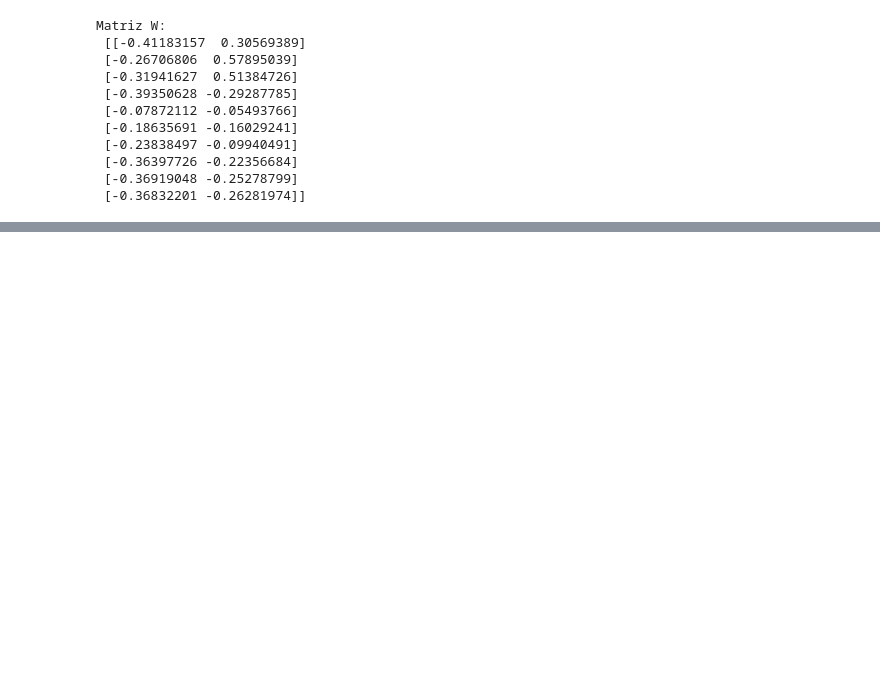
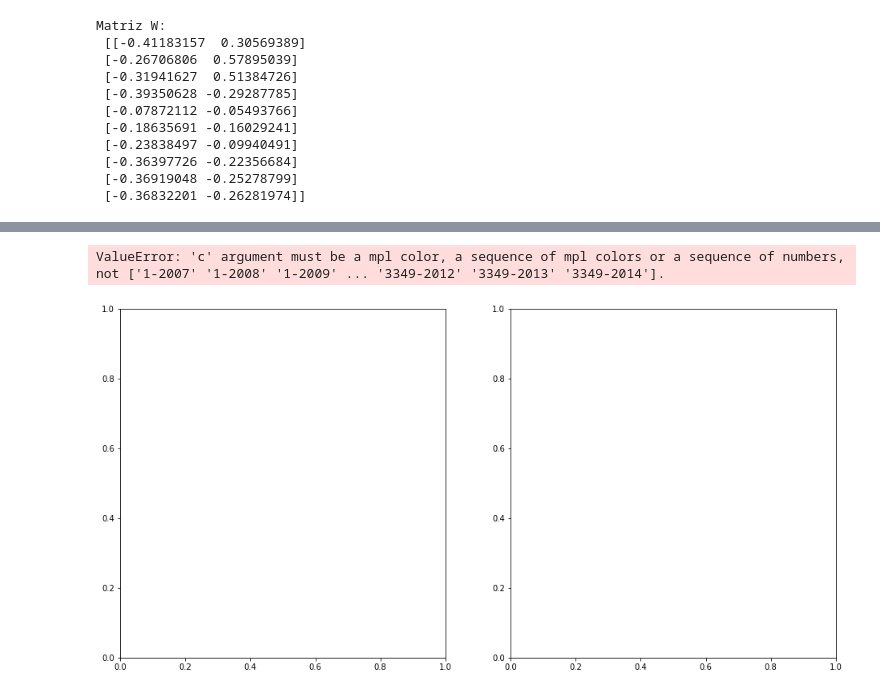
Before and after one commit to sharifnasser/ML-second-midterm, a Jupyter notebook: mid_term.ipynb, the cells around one changed output, grey strips where cells are left out. Cells and saved outputs as stored; diff of their text form; code cells hidden in the pictures; blank space fills up the shorter version.

```diff
--- a/mid_term.ipynb
+++ b/mid_term.ipynb
@@ -140,0 +175,3 @@ with plt.style.context('seaborn-whitegrid'):
+# %%
+k_means = KMeans(n_clusters=3)
+y_pred = k_means.fit_predict(X)
@@ -140,0 +192,18 @@ with plt.style.context('seaborn-whitegrid'):
+# %%
+# Plot the identified clusters and compare with the answers
+fig, axes = plt.subplots(1, 2, figsize=(16,8))
+axes[0].scatter(X[:, 2], X[:, 3], c=y, cmap='brg',
+edgecolor='k', s=150)
+axes[1].scatter(X[:, 2], X[:, 3], c=y_pred, cmap='jet',
+edgecolor='k', s=150)
+axes[0].set_xlabel('Petal length', fontsize=18)
+axes[0].set_ylabel('Petal width', fontsize=18)
+axes[1].set_xlabel('Petal length', fontsize=18)
+axes[1].set_ylabel('Petal width', fontsize=18)
+axes[0].tick_params(direction='in', length=10, width=5, colors='k', labelsize=20)
+axes[1].tick_params(direction='in', length=10, width=5, colors='k', labelsize=20)
+axes[0].set_title('Actual', fontsize=18)
+axes[1].set_title('Predicted', fontsize=18)
+# %% [output]
+ValueError: 'c' argument must be a mpl color, a sequence of mpl colors or a sequence of numbers, not ['1-2007' '1-2008' '1-2009' ... '3349-2012' '3349-2013' '3349-2014'].
+[figure, added]
```
Also changed, not shown: parts of 5 cells of this notebook.
